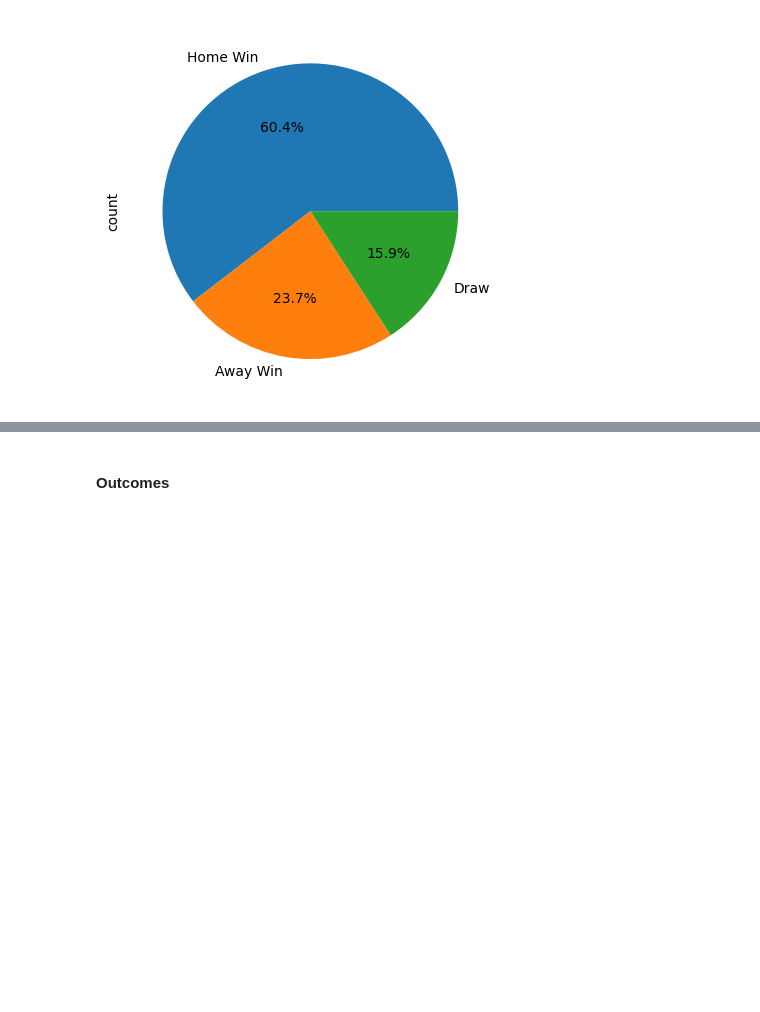
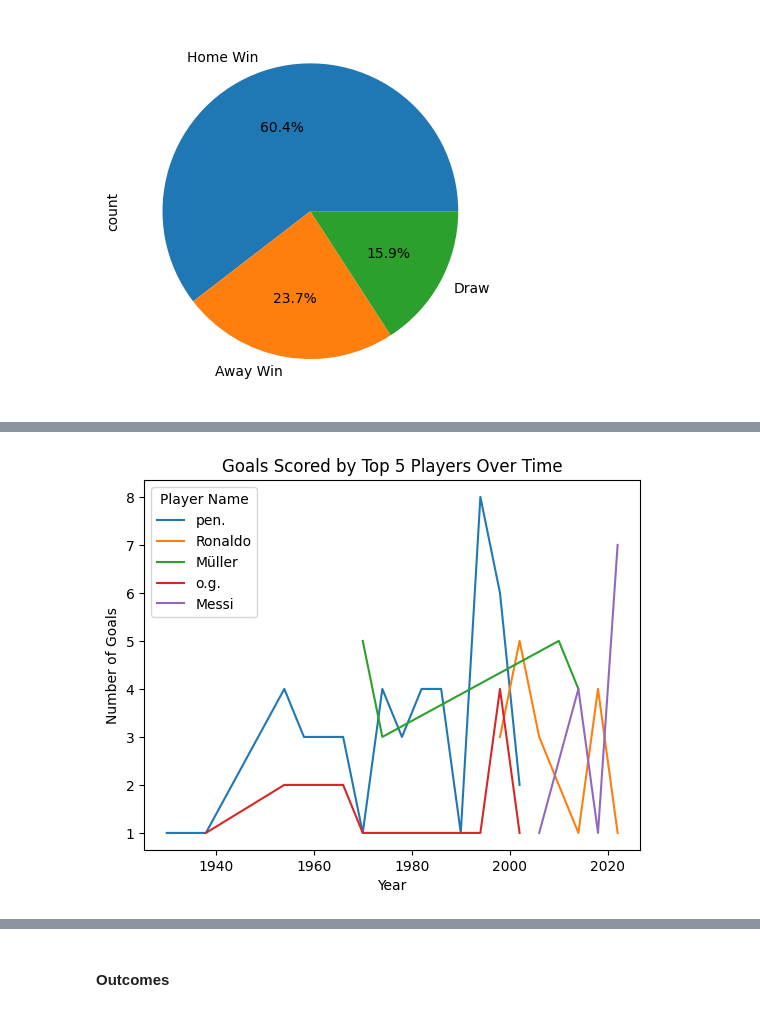
Before and after one commit to Gaurav135472/fifa_world_cupdata, a Jupyter notebook: fifa_dataset_eda.ipynb, the cells around one changed output, grey strips where cells are left out. Cells and saved outputs as stored; diff of their text form; code cells hidden in the pictures; blank space fills up the shorter version.

```diff
--- a/fifa_dataset_eda.ipynb
+++ b/fifa_dataset_eda.ipynb
@@ -217,0 +258,16 @@ df['Outcome'].value_counts().plot(kind='pie', autopct='%0.1f%%')
+# %%
+df['Date'] = pd.to_datetime(df['Date'])
+
+df['Year'] = df['Date'].dt.year
+
+for player in top_5_scorers:
+    player_goals_per_year = df[df['Player_Name'] == player].groupby('Year')['Player_Name'].count()
+    player_goals_per_year.plot(label=player)
+
+plt.title('Goals Scored by Top 5 Players Over Time')
+plt.xlabel('Year')
+plt.ylabel('Number of Goals')
+plt.legend(title='Player Name')
+plt.show()
+# %% [output]
+[figure, added]
```
Also changed, not shown: parts of 25 cells of this notebook, 4 other files.
